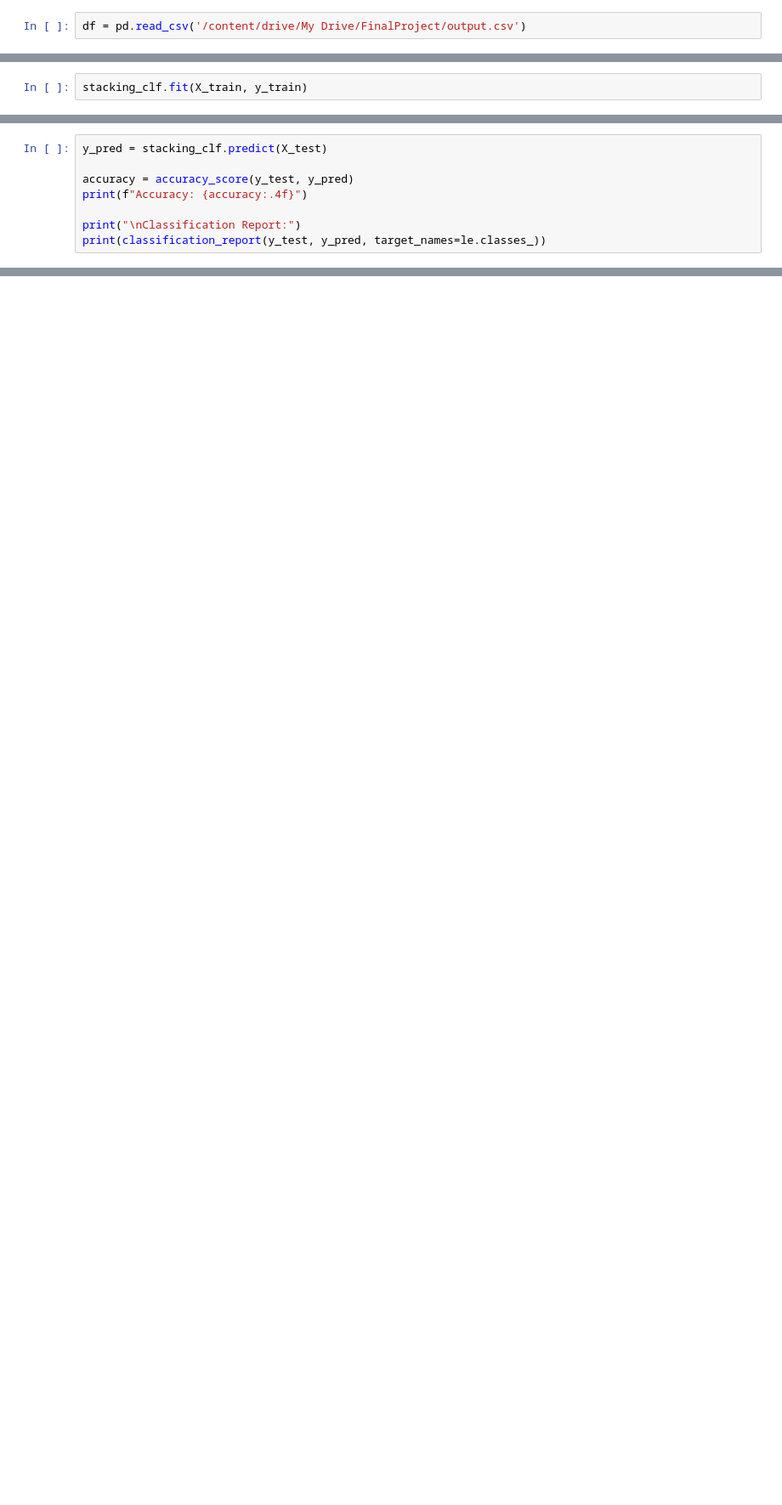
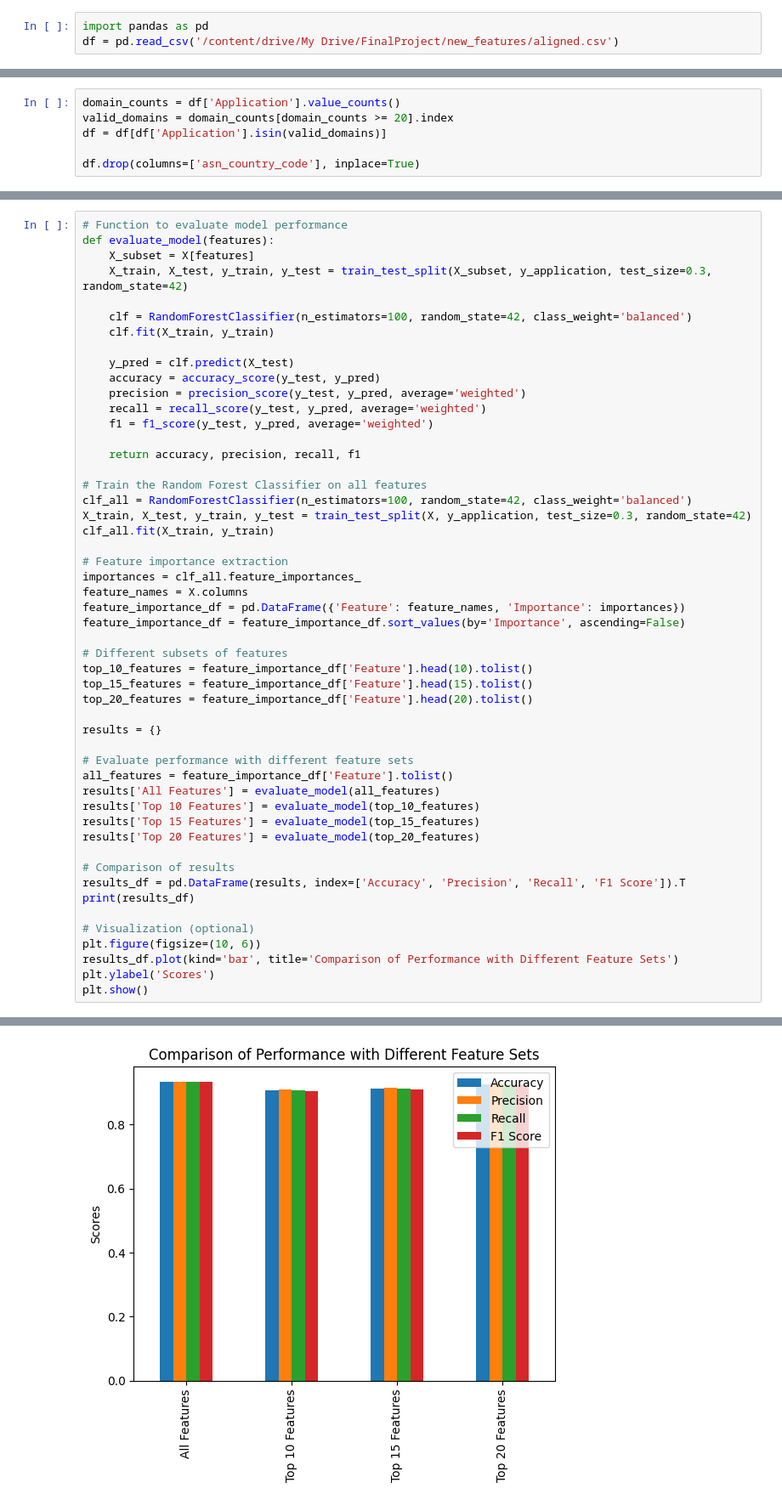
Before and after one commit to Tamar154/Realistic_Encripted_Traffic_classification, a Jupyter notebook: classification.ipynb, the cells around one changed output, grey strips where cells are left out. Shown at 85% size. Cells and saved outputs as stored; diff of their text form; blank space fills up the shorter version.

```diff
--- a/classification.ipynb
+++ b/classification.ipynb
@@ -15,2 +6,3 @@ from sklearn.metrics import accuracy_score, classification_report
 # %%
-df = pd.read_csv('/content/drive/My Drive/FinalProject/output.csv')
+import pandas as pd
+df = pd.read_csv('/content/drive/My Drive/FinalProject/new_features/aligned.csv')
@@ -67,2 +8,0 @@ stacking_clf = StackingClassifier(estimators=base_models, final_estimator=meta_m
-# %%
-stacking_clf.fit(X_train, y_train)
@@ -78,8 +8,0 @@ StackingClassifier(cv=5,
-# %%
-y_pred = stacking_clf.predict(X_test)
-
-accuracy = accuracy_score(y_test, y_pred)
-print(f"Accuracy: {accuracy:.4f}")
-
-print("\nClassification Report:")
-print(classification_report(y_test, y_pred, target_names=le.classes_))
@@ -104,0 +19,6 @@ Cross-validation Accuracy: 0.9848 ± 0.0136
+# %%
+domain_counts = df['Application'].value_counts()
+valid_domains = domain_counts[domain_counts >= 20].index
+df = df[df['Application'].isin(valid_domains)]
+
+df.drop(columns=['asn_country_code'], inplace=True)
@@ -104,0 +93,52 @@ Cross-validation Accuracy: 0.9848 ± 0.0136
+# %%
+# Function to evaluate model performance
+def evaluate_model(features):
+    X_subset = X[features]
+    X_train, X_test, y_train, y_test = train_test_split(X_subset, y_application, test_size=0.3, random_state=42)
+
+    clf = RandomForestClassifier(n_estimators=100, random_state=42, class_weight='balanced')
+    clf.fit(X_train, y_train)
+
+    y_pred = clf.predict(X_test)
+    accuracy = accuracy_score(y_test, y_pred)
+    precision = precision_score(y_test, y_pred, average='weighted')
+    recall = recall_score(y_test, y_pred, average='weighted')
+    f1 = f1_score(y_test, y_pred, average='weighted')
+
+    return accuracy, precision, recall, f1
+
+# Train the Random Forest Classifier on all features
+clf_all = RandomForestClassifier(n_estimators=100, random_state=42, class_weight='balanced')
+X_train, X_test, y_train, y_test = train_test_split(X, y_application, test_size=0.3, random_state=42)
+clf_all.fit(X_train, y_train)
+
+# Feature importance extraction
+importances = clf_all.feature_importances_
+feature_names = X.columns
+feature_importance_df = pd.DataFrame({'Feature': feature_names, 'Importance': importances})
+feature_importance_df = feature_importance_df.sort_values(by='Importance', ascending=False)
+
+# Different subsets of features
+top_10_features = feature_importance_df['Feature'].head(10).tolist()
+top_15_features = feature_importance_df['Feature'].head(15).tolist()
+top_20_features = feature_importance_df['Feature'].head(20).tolist()
+
+results = {}
+
+# Evaluate performance with different feature sets
+all_features = feature_importance_df['Feature'].tolist()
+results['All Features'] = evaluate_model(all_features)
+results['Top 10 Features'] = evaluate_model(top_10_features)
+results['Top 15 Features'] = evaluate_model(top_15_features)
+results['Top 20 Features'] = evaluate_model(top_20_features)
+
+# Comparison of results
+results_df = pd.DataFrame(results, index=['Accuracy', 'Precision', 'Recall', 'F1 Score']).T
+print(results_df)
+
+# Visualization (optional)
+plt.figure(figsize=(10, 6))
+results_df.plot(kind='bar', title='Comparison of Performance with Different Feature Sets')
+plt.ylabel('Scores')
+plt.show()
+# %% [output]
@@ -104,0 +151 @@ Cross-validation Accuracy: 0.9848 ± 0.0136
+[figure, added]
```
Also changed, not shown: parts of 19 cells of this notebook, 2 other files.
